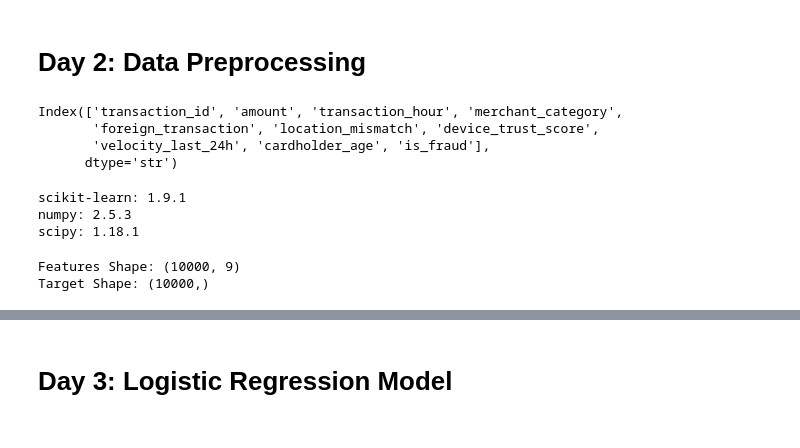
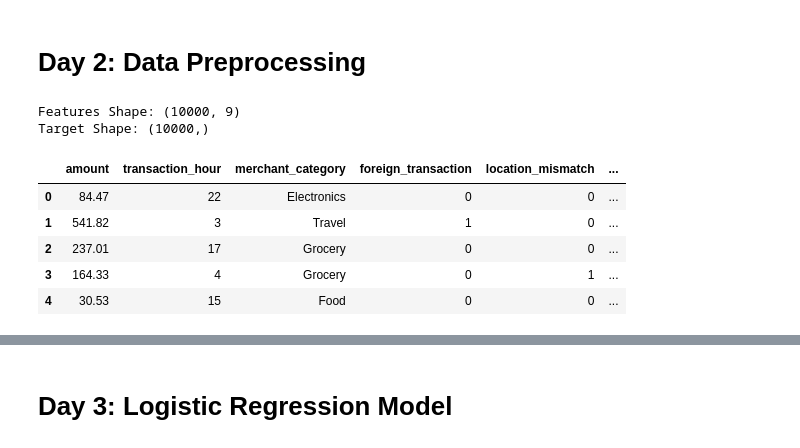
Before and after one commit to CHARVI2309/Credit-Card-Fraud-Detection, a Jupyter notebook: notebooks/fraud_detection.ipynb, the cells around one changed output, grey strips where cells are left out. Saved outputs shown, nothing was run; the diff lists cells and outputs as text; code cells hidden in the pictures.

```diff
--- a/notebooks/fraud_detection.ipynb
+++ b/notebooks/fraud_detection.ipynb
@@ -207,34 +207,3 @@ plt.show()
 ##- Features such as foreign transactions, location mismatch, and device trust score may help identify fraudulent activity.
 # %% [markdown]
 # Day 2: Data Preprocessing
-# %%
-df.columns
-# %% [output]
-Index(['transaction_id', 'amount', 'transaction_hour', 'merchant_category',
-       'foreign_transaction', 'location_mismatch', 'device_trust_score',
-       'velocity_last_24h', 'cardholder_age', 'is_fraud'],
-      dtype='str')
-# %%
-import sklearn
-import numpy
-import scipy
-
-print("scikit-learn:", sklearn.__version__)
-print("numpy:", numpy.__version__)
-print("scipy:", scipy.__version__)
-# %% [output]
-scikit-learn: 1.9.1
-numpy: 2.5.3
-scipy: 1.18.1
-# %%
-# Features
-X = df.drop("is_fraud", axis=1)
-
-# Target
-y = df["is_fraud"]
-
-print("Features Shape:", X.shape)
-print("Target Shape:", y.shape)
-# %% [output]
-Features Shape: (10000, 9)
-Target Shape: (10000,)
@@ -240,0 +213,21 @@ Target Shape: (10000,)
+# %%
+X = df.drop("is_fraud", axis=1)
+
+y = df["is_fraud"]
+
+print("Features Shape:", X.shape)
+print("Target Shape:", y.shape)
+# %% [output]
+Features Shape: (10000, 9)
+Target Shape: (10000,)
+# %%
+X = X.drop("transaction_id", axis=1)
+
+X.head()
+# %% [output]
+|  | amount | transaction_hour | merchant_category | foreign_transaction | location_mismatch | ... |
+| 0 | 84.47 | 22 | Electronics | 0 | 0 | ... |
+| 1 | 541.82 | 3 | Travel | 1 | 0 | ... |
+| 2 | 237.01 | 17 | Grocery | 0 | 0 | ... |
+| 3 | 164.33 | 4 | Grocery | 0 | 1 | ... |
+| 4 | 30.53 | 15 | Food | 0 | 0 | ... |
```
Also changed, not shown: parts of 26 cells of this notebook, 1 other file.
